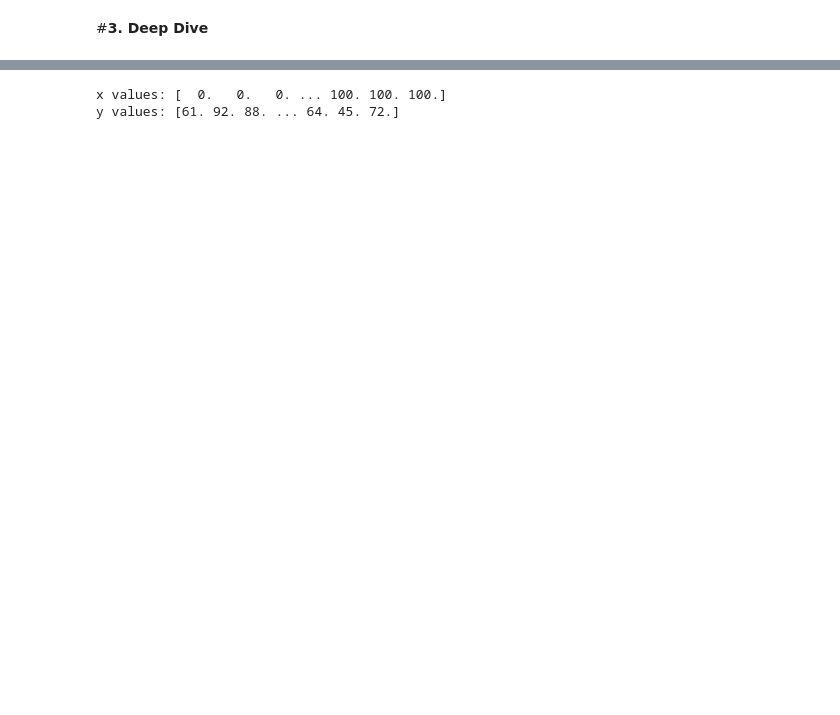
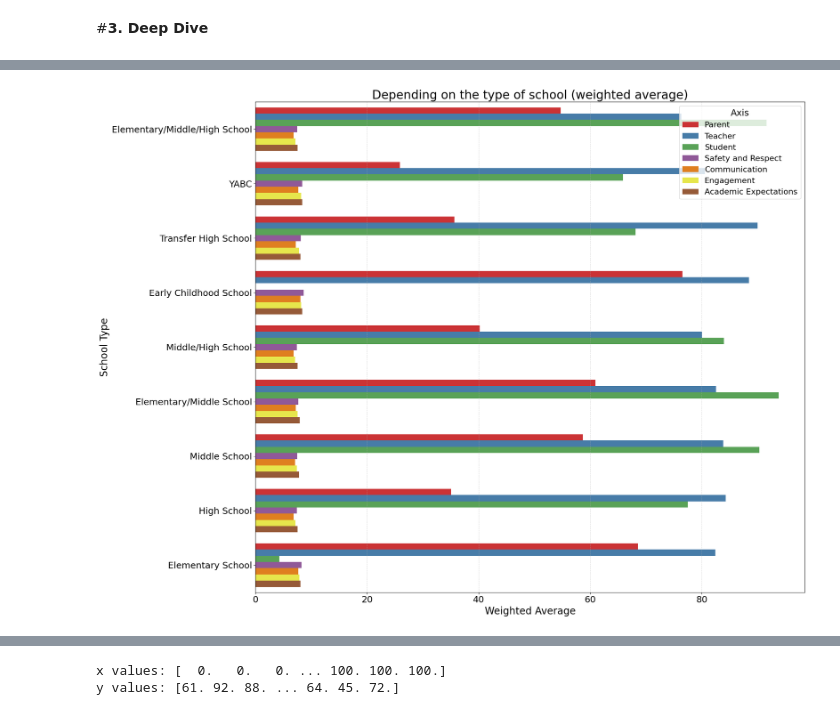
Before and after one commit to hananbahtiti/School, a Jupyter notebook: School.ipynb, the cells around one changed output, grey strips where cells are left out. Drawn from its saved outputs; the diff is of its cells as text; code cells hidden in the pictures; blank space fills up the shorter version.

```diff
--- a/School.ipynb
+++ b/School.ipynb
@@ -430,3 +416,63 @@ school_scores
 | 6 | Middle/High School | 40.218391 | 80.045977 | 83.965517 | 7.398851 | ... |
 | 7 | Transfer High School | 35.653061 | 89.959184 | 68.102041 | 8.091837 | ... |
 | 8 | YABC | 25.863636 | 80.545455 | 65.863636 | 8.377273 | ... |
+# %%
+score_cols = [
+    'Parent Response Rate',
+    'Teacher Response Rate',
+    'Student Response Rate',
+    'Total Safety and Respect Score',
+    'Total Communication Score',
+    'Total Engagement Score',
+    'Total Academic Expectations Score'
+]
+
+school_counts = df['School Type'].value_counts()
+df['weight'] = df['School Type'].map(1 / school_counts)
+
+weighted_means = df.groupby('School Type').apply(
+    lambda g: pd.Series({
+        col: (pd.to_numeric(g[col], errors='coerce') * pd.to_numeric(g['weight'], errors='coerce')).sum() / pd.to_numeric(g['weight'], errors='coerce').sum()
+        for col in score_cols
+    })
+).reset_index()
+
+sorted_types = school_counts.sort_values(ascending=True).index.to_list()
+weighted_means = weighted_means.set_index('School Type').loc[sorted_types].reset_index()
+
+score_cols_readable = {
+    'Parent Response Rate': 'Parent',
+    'Teacher Response Rate': 'Teacher',
+    'Student Response Rate': 'Student',
+    'Total Safety and Respect Score': 'Safety and Respect',
+    'Total Communication Score': 'Communication',
+    'Total Engagement Score': 'Engagement',
+    'Total Academic Expectations Score': 'Academic Expectations'
+}
+
+melted = weighted_means.melt(id_vars='School Type', value_vars=score_cols,
+                             var_name='Score Type', value_name='Weighted Score')
+melted['Score Type'] = melted['Score Type'].map(score_cols_readable)
+
+
+plt.figure(figsize=(20, 15))
+
+sns.barplot(data=melted,
+            x='Weighted Score',
+            y='School Type',
+            hue='Score Type',
+            palette='Set1')
+
+plt.title('Depending on the type of school (weighted average)', fontsize=24)
+plt.xlabel('Weighted Average', fontsize=20)
+plt.ylabel('School Type', fontsize=20)
+
+plt.legend(title='Axis', title_fontsize=18, fontsize=16)
+plt.xticks(fontsize=18)
+plt.yticks(fontsize=18)
+
+plt.tight_layout()
+plt.grid(axis='x', linestyle='--', alpha=0.5)
+plt.show()
+# %% [output]
+[figure, added]
```
Also changed, not shown: parts of 18 cells of this notebook.
